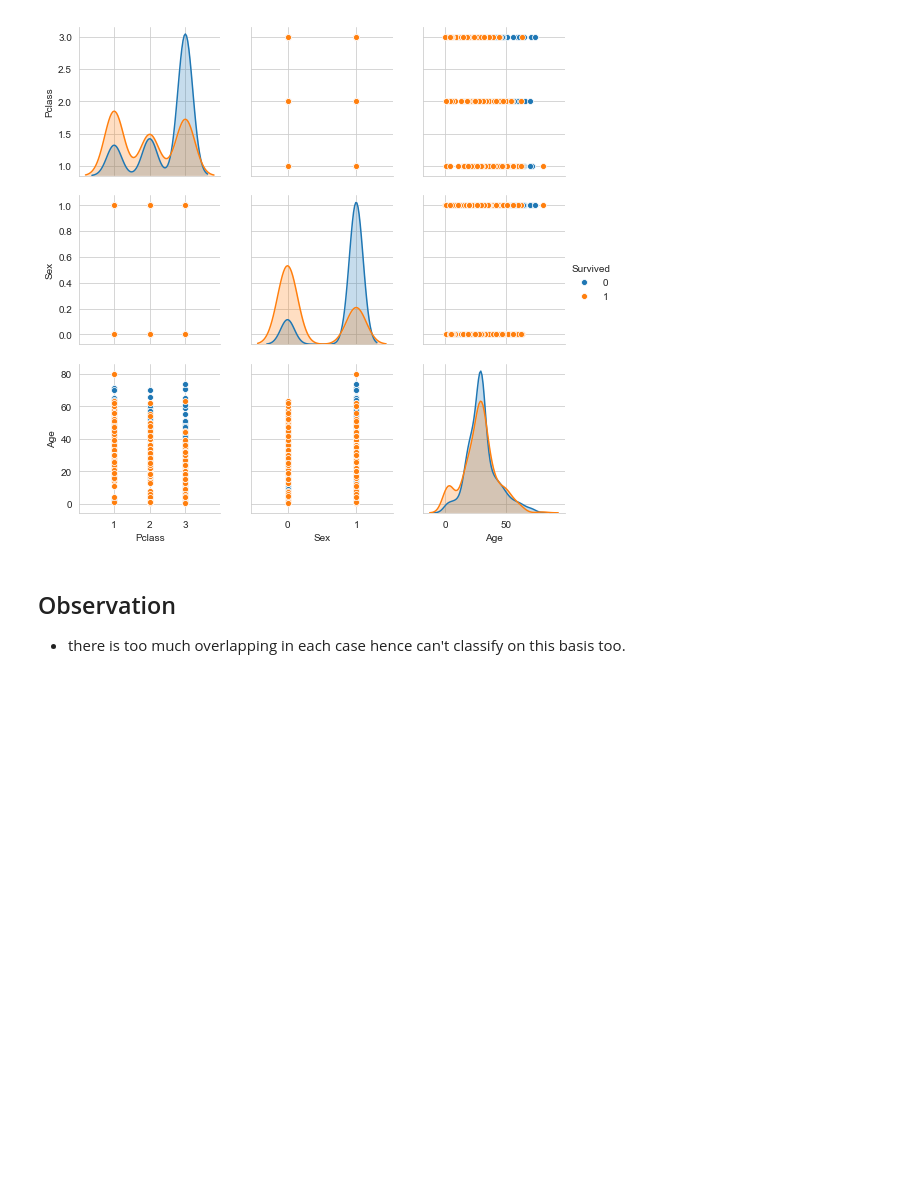
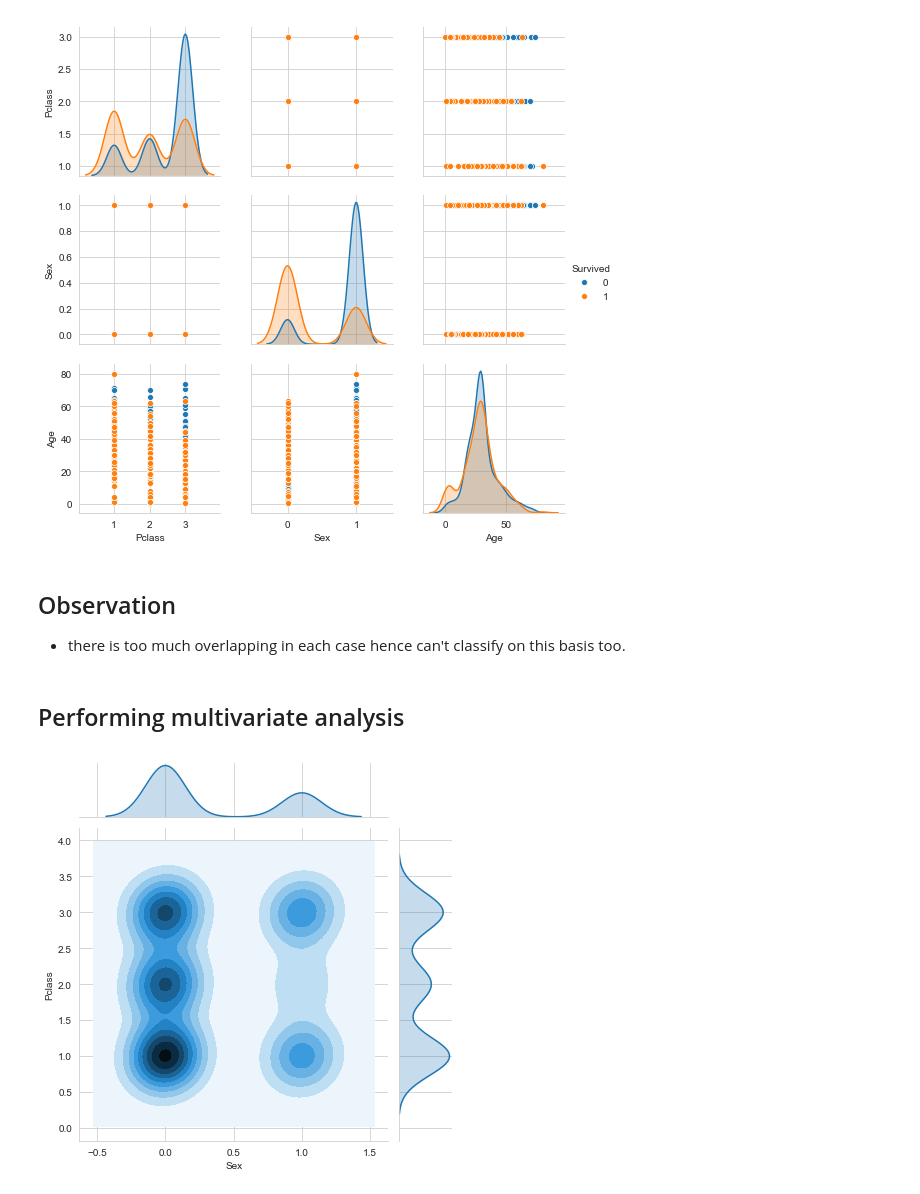
Before and after one commit to shubham-mishra/ML-Material, a Jupyter notebook: 2 Data Science- Exploratory Data Analysis and Data Visualization/1 Plotting for EDA/titanic analysis.ipynb, the cells around one changed output. Drawn from its saved outputs; the diff is of its cells as text; code cells hidden in the pictures; blank space fills up the shorter version.

```diff
--- a/2 Data Science- Exploratory Data Analysis and Data Visualization/1 Plotting for EDA/titanic analysis.ipynb
+++ b/2 Data Science- Exploratory Data Analysis and Data Visualization/1 Plotting for EDA/titanic analysis.ipynb
@@ -190,3 +191,10 @@ sns.pairplot(data=titanic, hue='Survived', vars=['Pclass', 'Sex', 'Age']);
 # %% [markdown]
 ## Observation
 * there is too much overlapping in each case hence can't classify on this basis too.
+# %% [markdown]
+## Performing multivariate analysis
+# %%
+sns.jointplot(x="Sex", y="Pclass", data=titanic_survived, kind="kde");
+plt.show();
+# %% [output]
+[figure, added]
```
Also changed, not shown: parts of 2 cells of this notebook, 9 other files.
